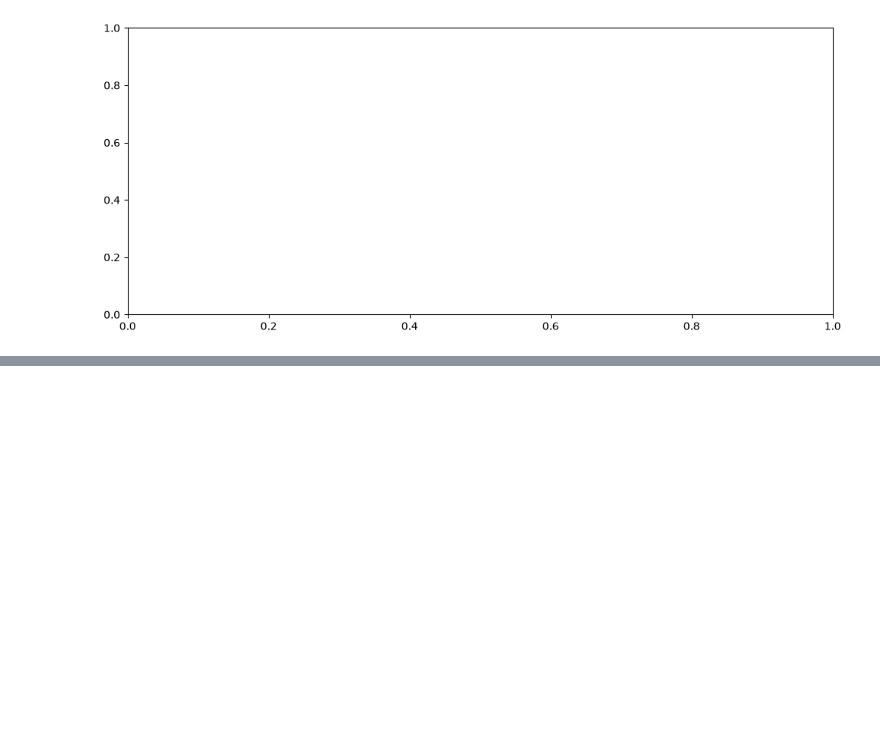
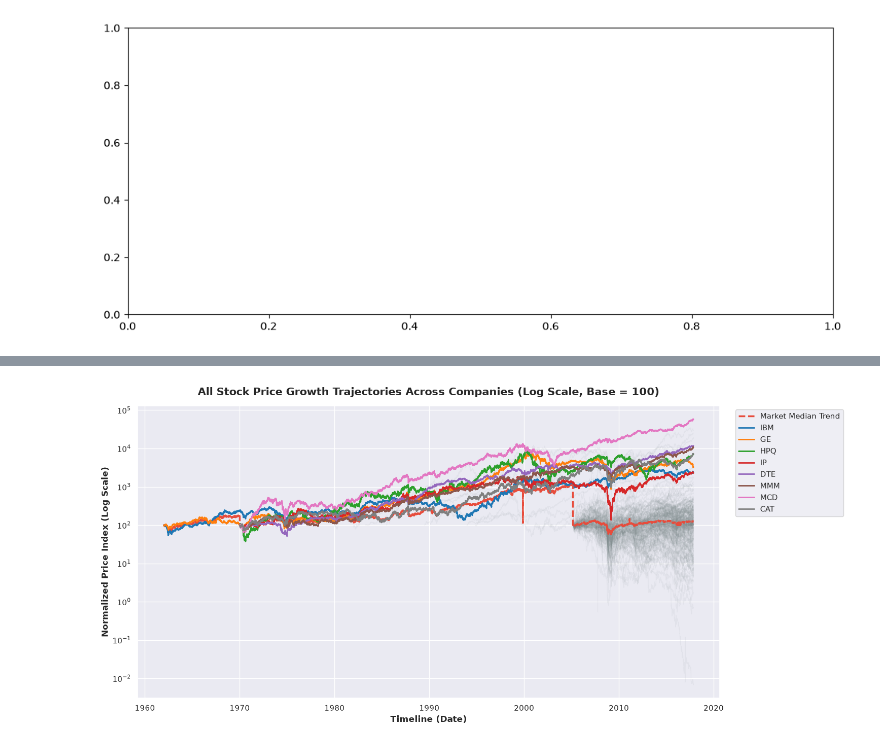
Before and after one commit to Ultra-lion/MLFromScratch, a Jupyter notebook: stock_market_data_exploration.ipynb, the cells around one changed output, grey strips where cells are left out. Saved outputs shown, nothing was run; the diff lists cells and outputs as text; code cells hidden in the pictures; blank space fills up the shorter version.

```diff
--- a/stock_market_data_exploration.ipynb
+++ b/stock_market_data_exploration.ipynb
@@ -203,0 +283,15 @@ ValueError: x and y must have same first dimension, but have shapes (1,) and (2,
+# %%
+# ==========================================
+# STEP 2: BASE-100 PRICE NORMALIZATION
+# ==========================================
+
+# Formula: (Price at time t / Price on first trading day) * 100
+# Every company starts at 100.0 on its first valid trading date
+pivoted_norm = pivoted_stocks.apply(
+    lambda col: (
+        (col / col.dropna().iloc[0]) * 100 if not col.dropna().empty else col
+    )
+)
+
+print("Base-100 Normalized Data Preview:")
+pivoted_norm.head()
@@ -203,0 +308,70 @@ ValueError: x and y must have same first dimension, but have shapes (1,) and (2,
+# %%
+# ==========================================
+# STEP 3: PLOT ALL STOCKS (FULL TIMELINE)
+# ==========================================
+
+import matplotlib.pyplot as plt
+import seaborn as sns
+
+# Set clean aesthetic style
+sns.set_theme(style="darkgrid")
+fig, ax = plt.subplots(figsize=(15, 7))
+
+# Sample 300 companies for background rendering to keep plot clean and fast
+sample_cols = pivoted_norm.columns.to_series().sample(
+    n=min(300, len(pivoted_norm.columns)), random_state=42
+)
+
+# Plot thin semi-transparent lines for sampled background stocks
+for comp in sample_cols:
+  ax.plot(
+      pivoted_norm.index,
+      pivoted_norm[comp],
+      color="#7f8c8d",
+      alpha=0.08,
+      linewidth=0.8,
+  )
+
+# Calculate and plot the Overall Market Median Trend across all stocks
+market_median = pivoted_norm.median(axis=1)
+ax.plot(
+    pivoted_norm.index,
+    market_median,
+    color="#e74c3c",
+    linewidth=2.5,
+    linestyle="--",
+    label="Market Median Trend",
+)
+
+# Highlight top 8 companies with the longest trading history
+palette = sns.color_palette("tab10", 8)
+for idx, comp in enumerate(top_companies[:8]):
+  ax.plot(
+      pivoted_norm.index,
+      pivoted_norm[comp],
+      label=comp.replace(".us.txt", "").upper(),
+      linewidth=2.0,
+      color=palette[idx],
+  )
+
+# Logarithmic Y-axis scale to visualize multi-decade exponential growth
+ax.set_yscale("log")
+
+# Title and labels
+ax.set_title(
+    "All Stock Price Growth Trajectories Across Companies (Log Scale, Base ="
+    " 100)",
+    fontsize=15,
+    pad=15,
+    weight="bold",
+)
+ax.set_xlabel("Timeline (Date)", fontsize=12, weight="bold")
+ax.set_ylabel(
+    "Normalized Price Index (Log Scale)", fontsize=12, weight="bold"
+)
+ax.legend(bbox_to_anchor=(1.02, 1), loc="upper left", frameon=True)
+
+plt.tight_layout()
+plt.show()
+# %% [output]
+[figure, added]
```
Also changed, not shown: parts of 8 cells of this notebook.
